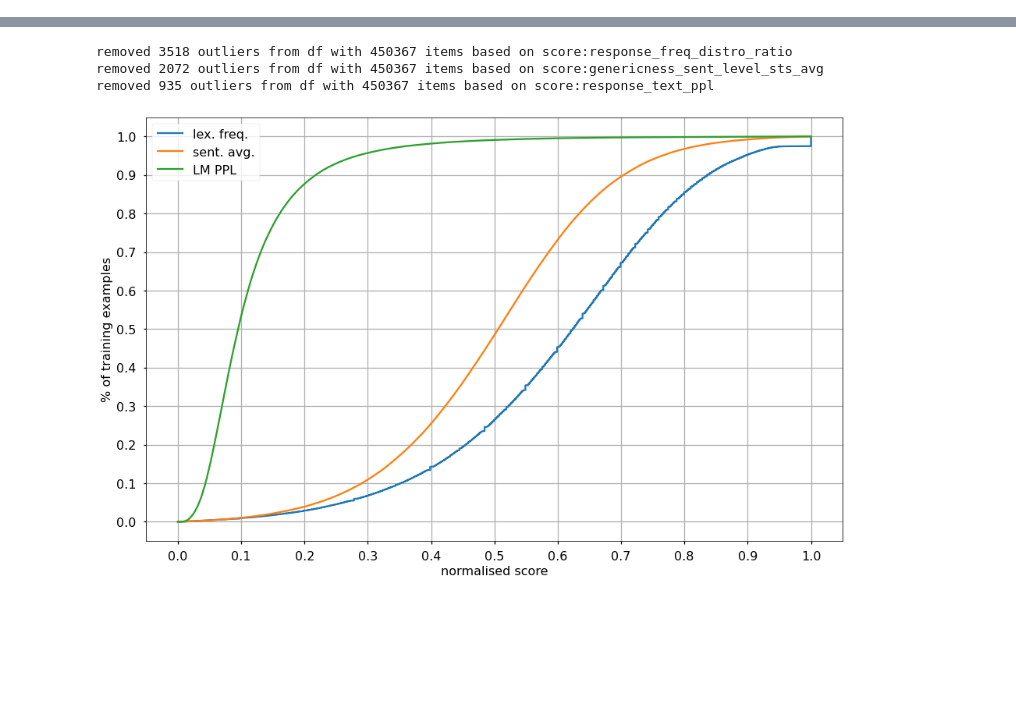
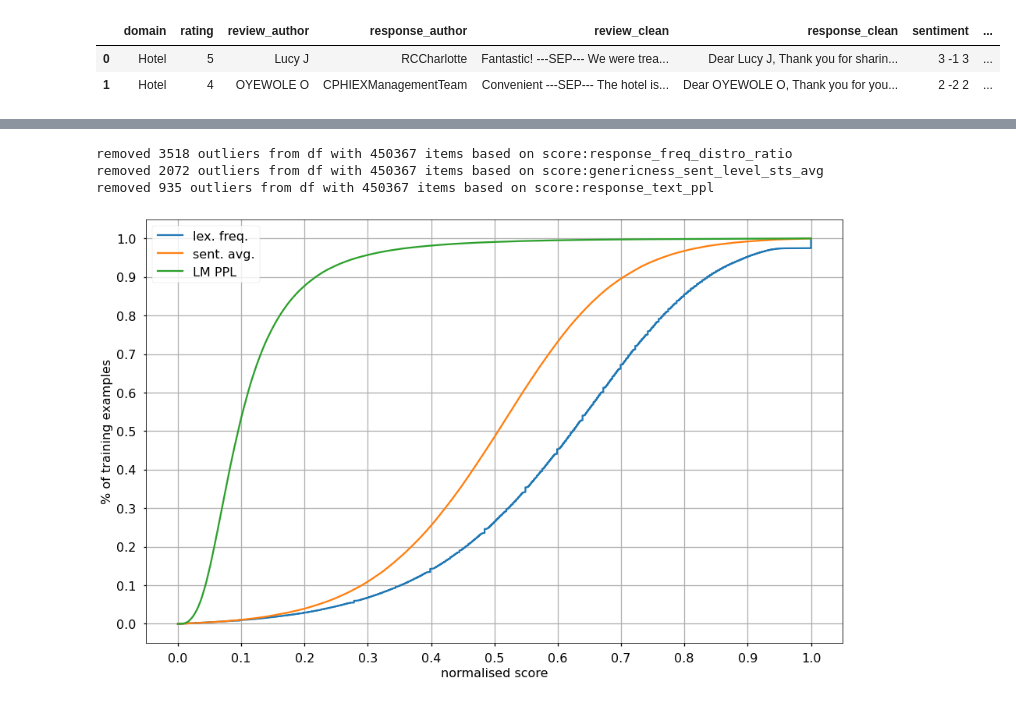
Before and after one commit to ZurichNLP/specific_hospo_respo, a Jupyter notebook: scripts/analyses/visualise_scores_for_filtering.ipynb, the cells around one changed output, grey strips where cells are left out. Cells and saved outputs as stored; diff of their text form; code cells hidden in the pictures; blank space fills up the shorter version.

```diff
--- a/scripts/analyses/visualise_scores_for_filtering.ipynb
+++ b/scripts/analyses/visualise_scores_for_filtering.ipynb
@@ -82,3 +83,9 @@ Name: score:rev_resp_tfidf, dtype: float64
+# %%
+df.head(2)
+# %% [output]
+|  | domain | rating | review_author | response_author | review_clean | response_clean | sentiment | ... |
+| 0 | Hotel | 5 | Lucy J | RCCharlotte | Fantastic! ---SEP--- We were trea... | Dear Lucy J, Thank you for sharin... | 3 -1 3 | ... |
+| 1 | Hotel | 4 | OYEWOLE O | CPHIEXManagementTeam | Convenient ---SEP--- The hotel is... | Dear OYEWOLE O, Thank you for you... | 2 -2 2 | ... |
 # %%
 df['review_clean_len'] = df['review_clean'].apply(lambda x: len(x.split()))
 df['response_clean_len'] = df['response_clean'].apply(lambda x: len(x.split()))
```
Also changed, not shown: parts of 6 cells of this notebook, 3 other files.
